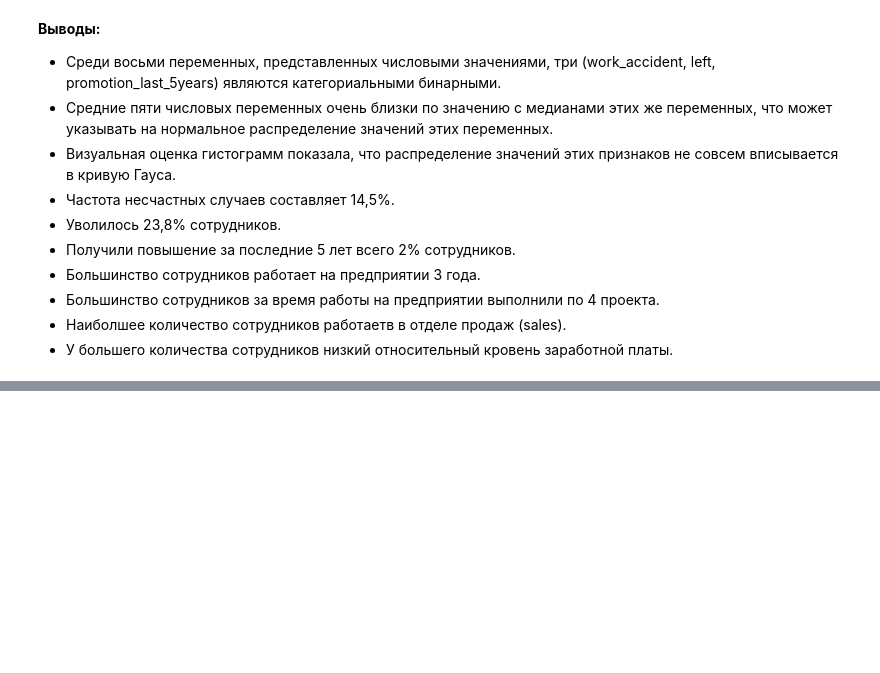
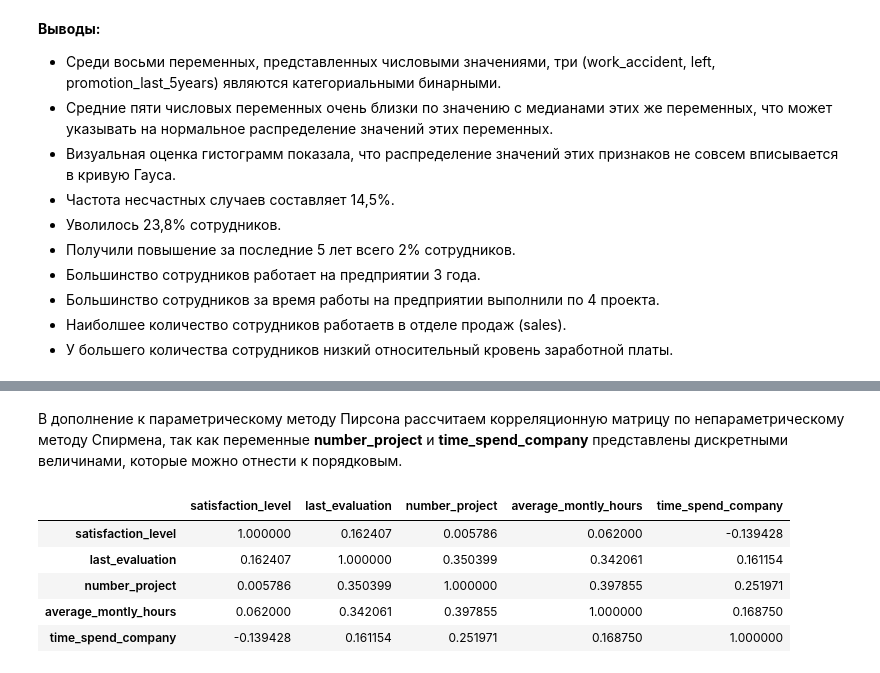
Before and after one commit to BalshowAndrew/python_statistic, a Jupyter notebook: final_work.ipynb, the cells around one changed output, grey strips where cells are left out. Cells and saved outputs as stored; diff of their text form; code cells hidden in the pictures; blank space fills up the shorter version.

```diff
--- a/final_work.ipynb
+++ b/final_work.ipynb
@@ -189,0 +210,12 @@ print(f'Мода для переменной salary = {salary_mode}')
+# %% [markdown]
+В дополнение к параметрическому методу Пирсона рассчитаем корреляционную матрицу по непараметрическому методу Спирмена, так как переменные **number_project** и **time_spend_company** представлены дискретными величинами, которые можно отнести к порядковым.
+# %%
+corr_spearman_df = quant_df.corr(method='spearman')
+corr_spearman_df
+# %% [output]
+|  | satisfaction_level | last_evaluation | number_project | average_montly_hours | time_spend_company |
+| satisfaction_level | 1.000000 | 0.162407 | 0.005786 | 0.062000 | -0.139428 |
+| last_evaluation | 0.162407 | 1.000000 | 0.350399 | 0.342061 | 0.161154 |
+| number_project | 0.005786 | 0.350399 | 1.000000 | 0.397855 | 0.251971 |
+| average_montly_hours | 0.062000 | 0.342061 | 0.397855 | 1.000000 | 0.168750 |
+| time_spend_company | -0.139428 | 0.161154 | 0.251971 | 0.168750 | 1.000000 |
```
Also changed, not shown: parts of 15 cells of this notebook.
